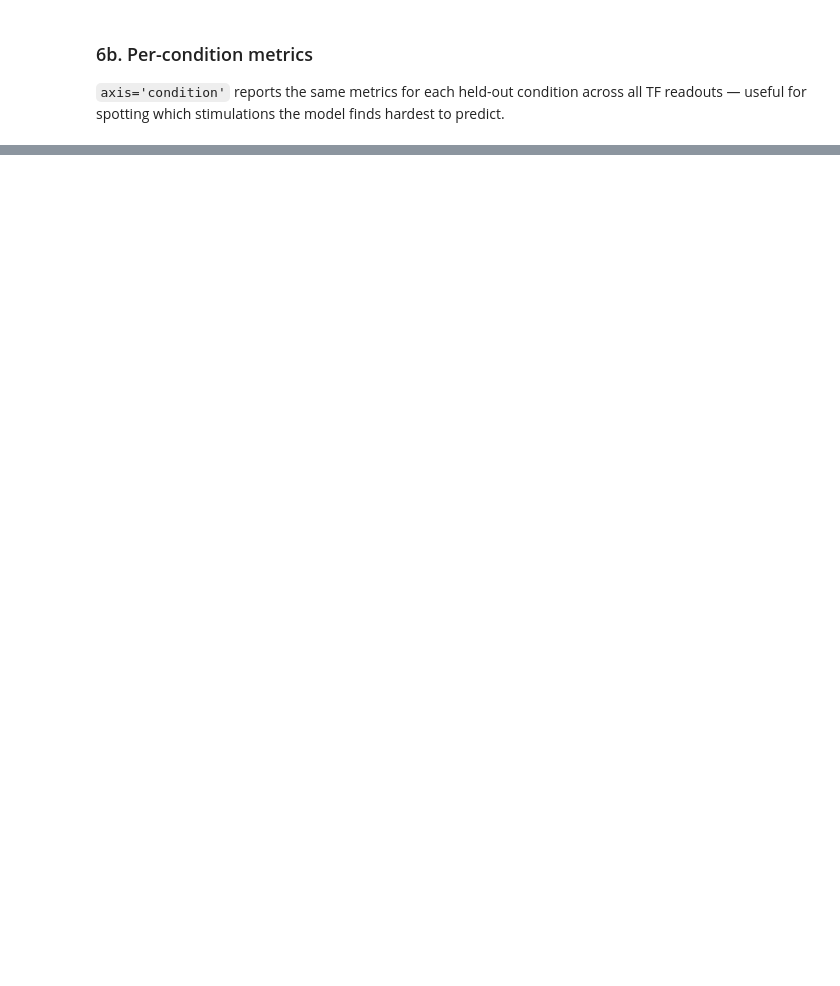
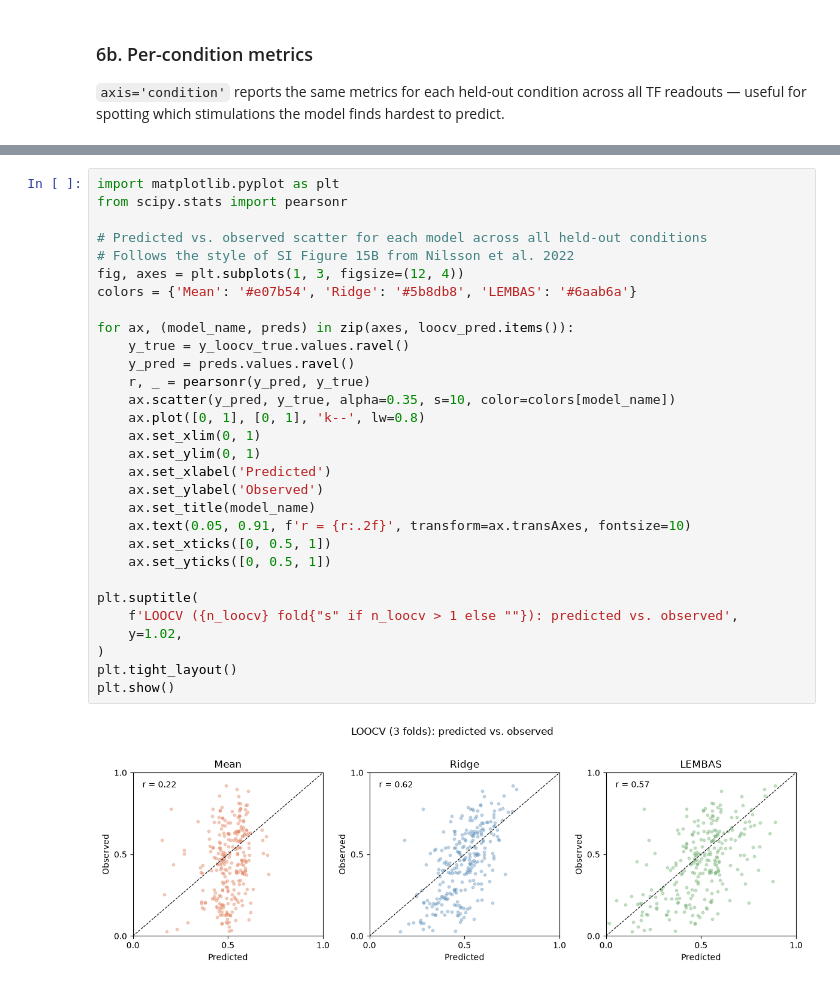
Before and after one commit to saezlab/networkcommons, a Jupyter notebook: docs/src/vignettes/C_lembas.ipynb, the cells around one changed output, grey strips where cells are left out. Cells and saved outputs as stored; diff of their text form; blank space fills up the shorter version.

```diff
--- a/docs/src/vignettes/C_lembas.ipynb
+++ b/docs/src/vignettes/C_lembas.ipynb
@@ -161,0 +352,32 @@ comparison
+# %%
+import matplotlib.pyplot as plt
+from scipy.stats import pearsonr
+
+# Predicted vs. observed scatter for each model across all held-out conditions
+# Follows the style of SI Figure 15B from Nilsson et al. 2022
+fig, axes = plt.subplots(1, 3, figsize=(12, 4))
+colors = {'Mean': '#e07b54', 'Ridge': '#5b8db8', 'LEMBAS': '#6aab6a'}
+
+for ax, (model_name, preds) in zip(axes, loocv_pred.items()):
+    y_true = y_loocv_true.values.ravel()
+    y_pred = preds.values.ravel()
+    r, _ = pearsonr(y_pred, y_true)
+    ax.scatter(y_pred, y_true, alpha=0.35, s=10, color=colors[model_name])
+    ax.plot([0, 1], [0, 1], 'k--', lw=0.8)
+    ax.set_xlim(0, 1)
+    ax.set_ylim(0, 1)
+    ax.set_xlabel('Predicted')
+    ax.set_ylabel('Observed')
+    ax.set_title(model_name)
+    ax.text(0.05, 0.91, f'r = {r:.2f}', transform=ax.transAxes, fontsize=10)
+    ax.set_xticks([0, 0.5, 1])
+    ax.set_yticks([0, 0.5, 1])
+
+plt.suptitle(
+    f'LOOCV ({n_loocv} fold{"s" if n_loocv > 1 else ""}): predicted vs. observed',
+    y=1.02,
+)
+plt.tight_layout()
+plt.show()
+# %% [output]
+[figure, added]
```
Also changed, not shown: parts of 19 cells of this notebook, 1 other file.
